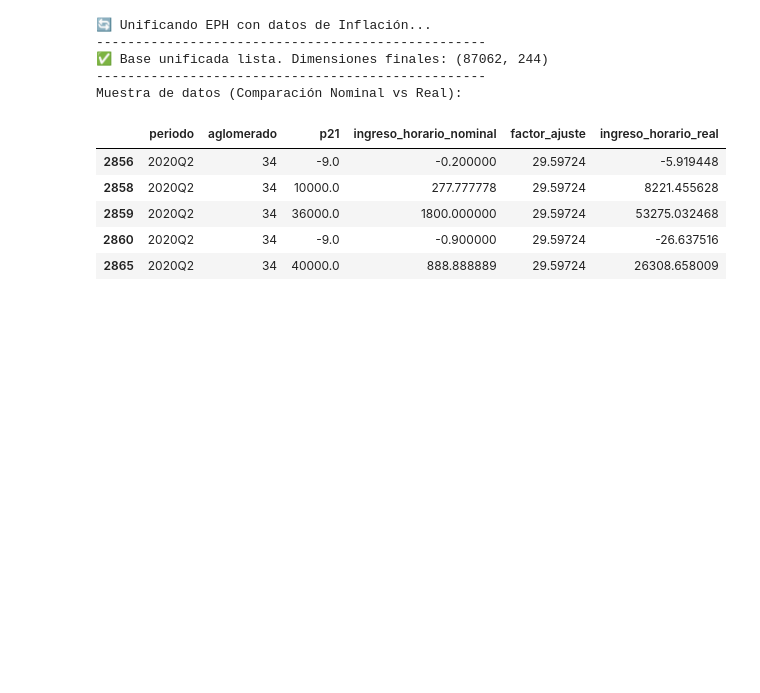
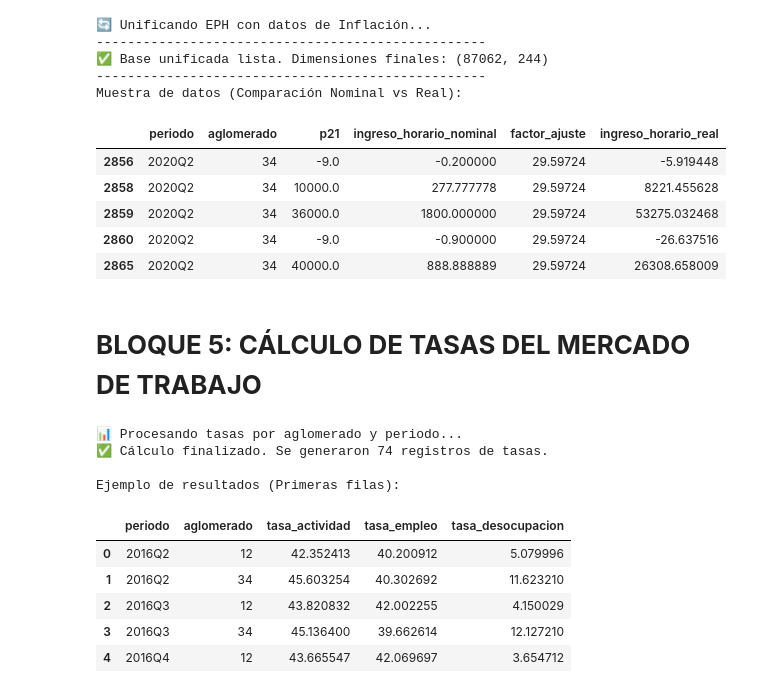
Before and after one commit to FacuIbrra1/TP-FINAL-INTRO, a Jupyter notebook: TP FINAL PRUEBA.ipynb, the cells around one changed output. Drawn from its saved outputs; the diff is of its cells as text; code cells hidden in the pictures; blank space fills up the shorter version.

```diff
--- a/TP FINAL PRUEBA.ipynb
+++ b/TP FINAL PRUEBA.ipynb
@@ -246,3 +246,82 @@ Muestra de datos (Comparación Nominal vs Real):
 | 2859 | 2020Q2 | 34 | 36000.0 | 1800.000000 | 29.59724 | 53275.032468 |
 | 2860 | 2020Q2 | 34 | -9.0 | -0.900000 | 29.59724 | -26.637516 |
 | 2865 | 2020Q2 | 34 | 40000.0 | 888.888889 | 29.59724 | 26308.658009 |
+# %% [markdown]
+# **BLOQUE 5: CÁLCULO DE TASAS DEL MERCADO DE TRABAJO**
+# %%
+# --- BLOQUE 5: CÁLCULO DE TASAS DEL MERCADO DE TRABAJO ---
+
+def calcular_indicadores_laborales(df_base):
+    print("📊 Procesando tasas por aglomerado y periodo...")
+
+    # Agrupamos por Periodo y Aglomerado
+    # Esto separa los datos para calcular las tasas individualmente para cada trimestre y ciudad
+    grupos = df_base.groupby(['periodo', 'aglomerado'])
+
+    lista_resultados = []
+
+    for (periodo, aglomerado), datos in grupos:
+        # PONDERA: Es el factor que nos dice a cuántas personas representa cada fila.
+        poblacion_total = datos['pondera'].sum()
+
+        # PEA (Población Económicamente Activa): Ocupados (1) + Desocupados (2)
+        # Filtramos por la columna 'estado'
+        pea = datos[datos['estado'].isin([1, 2])]['pondera'].sum()
+
+        # Ocupados (Estado = 1)
+        ocupados = datos[datos['estado'] == 1]['pondera'].sum()
+
+        # Desocupados (Estado = 2)
+        desocupados = datos[datos['estado'] == 2]['pondera'].sum()
+
+        # --- FÓRMULAS INDEC ---
+        # Tasa de Actividad: PEA / Población Total
+        tasa_actividad = (pea / poblacion_total * 100) if poblacion_total > 0 else 0
+
+        # Tasa de Empleo: Ocupados / Población Total
+        tasa_empleo = (ocupados / poblacion_total * 100) if poblacion_total > 0 else 0
+
+        # Tasa de Desocupación: Desocupados / PEA
+        tasa_desocupacion = (desocupados / pea * 100) if pea > 0 else 0
+
+        lista_resultados.append({
+            'periodo': periodo,
+            'aglomerado': aglomerado,
+            'tasa_actividad': tasa_actividad,
+            'tasa_empleo': tasa_empleo,
+            'tasa_desocupacion': tasa_desocupacion
+        })
+
+    # Creamos el DataFrame resumen
+    df_resumen = pd.DataFrame(lista_resultados)
+
+    # ORDENAMIENTO CRONOLÓGICO
+    # Separamos año y trimestre para ordenar correctamente
+    df_resumen['anio_temp'] = df_resumen['periodo'].str[:4].astype(int)
+    df_resumen['q_temp'] = df_resumen['periodo'].str[-1].astype(int)
+
+    # Ordenamos y borramos columnas temporales
+    df_resumen = df_resumen.sort_values(['anio_temp', 'q_temp']).drop(columns=['anio_temp', 'q_temp'])
+
+    print(f"✅ Cálculo finalizado. Se generaron {len(df_resumen)} registros de tasas.")
+    return df_resumen
+
+# Ejecutamos la función usando el df_trabajo del bloque anterior
+if 'df_trabajo' in globals():
+    df_tasas = calcular_indicadores_laborales(df_trabajo)
+
+    print("\nEjemplo de resultados (Primeras filas):")
+    display(df_tasas.head())
+else:
+    print("⚠️ Error: No se encontró 'df_trabajo'. Asegúrate de correr el Bloque 4.")
+# %% [output]
+📊 Procesando tasas por aglomerado y periodo...
+✅ Cálculo finalizado. Se generaron 74 registros de tasas.
+
+Ejemplo de resultados (Primeras filas):
+|  | periodo | aglomerado | tasa_actividad | tasa_empleo | tasa_desocupacion |
+| 0 | 2016Q2 | 12 | 42.352413 | 40.200912 | 5.079996 |
+| 1 | 2016Q2 | 34 | 45.603254 | 40.302692 | 11.623210 |
+| 2 | 2016Q3 | 12 | 43.820832 | 42.002255 | 4.150029 |
+| 3 | 2016Q3 | 34 | 45.136400 | 39.662614 | 12.127210 |
+| 4 | 2016Q4 | 12 | 43.665547 | 42.069697 | 3.654712 |
```
Also changed, not shown: parts of 2 cells of this notebook.
